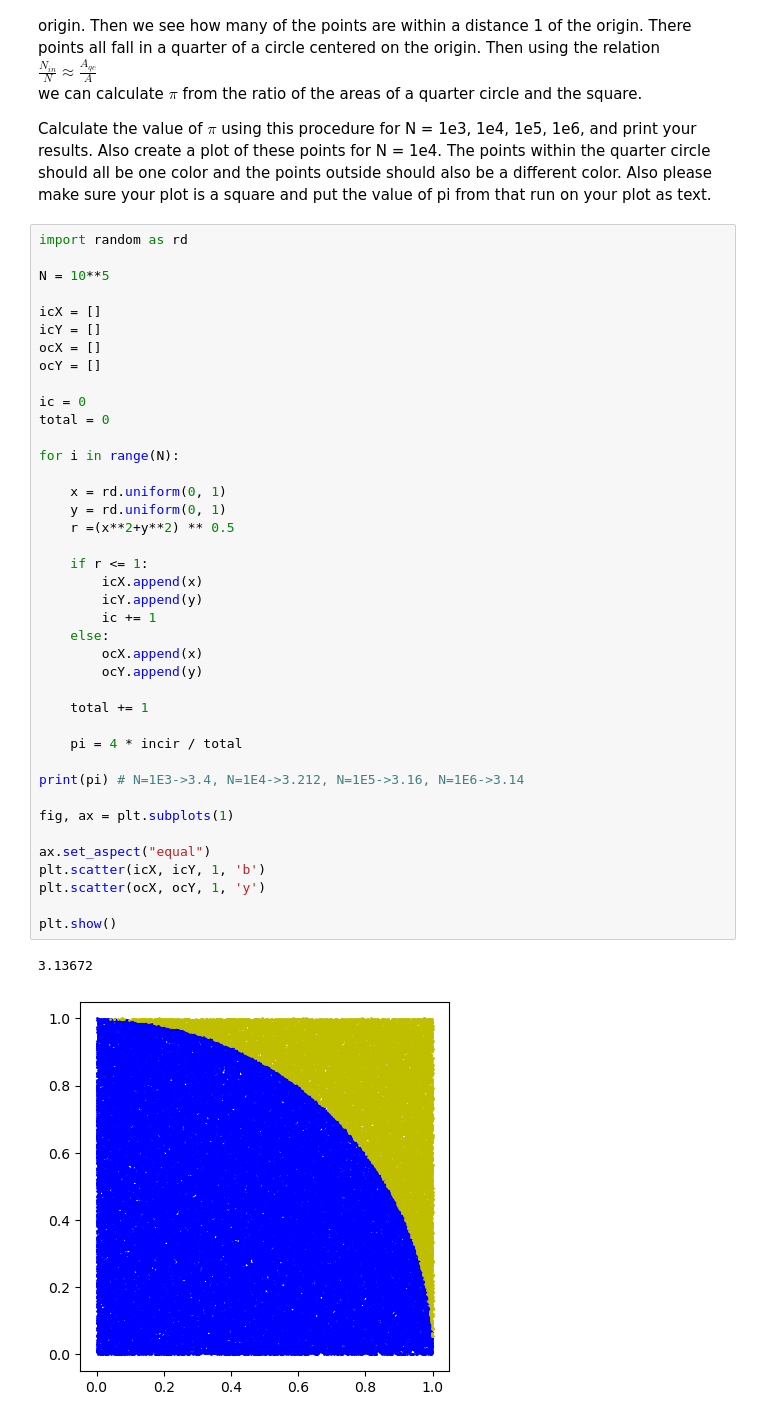
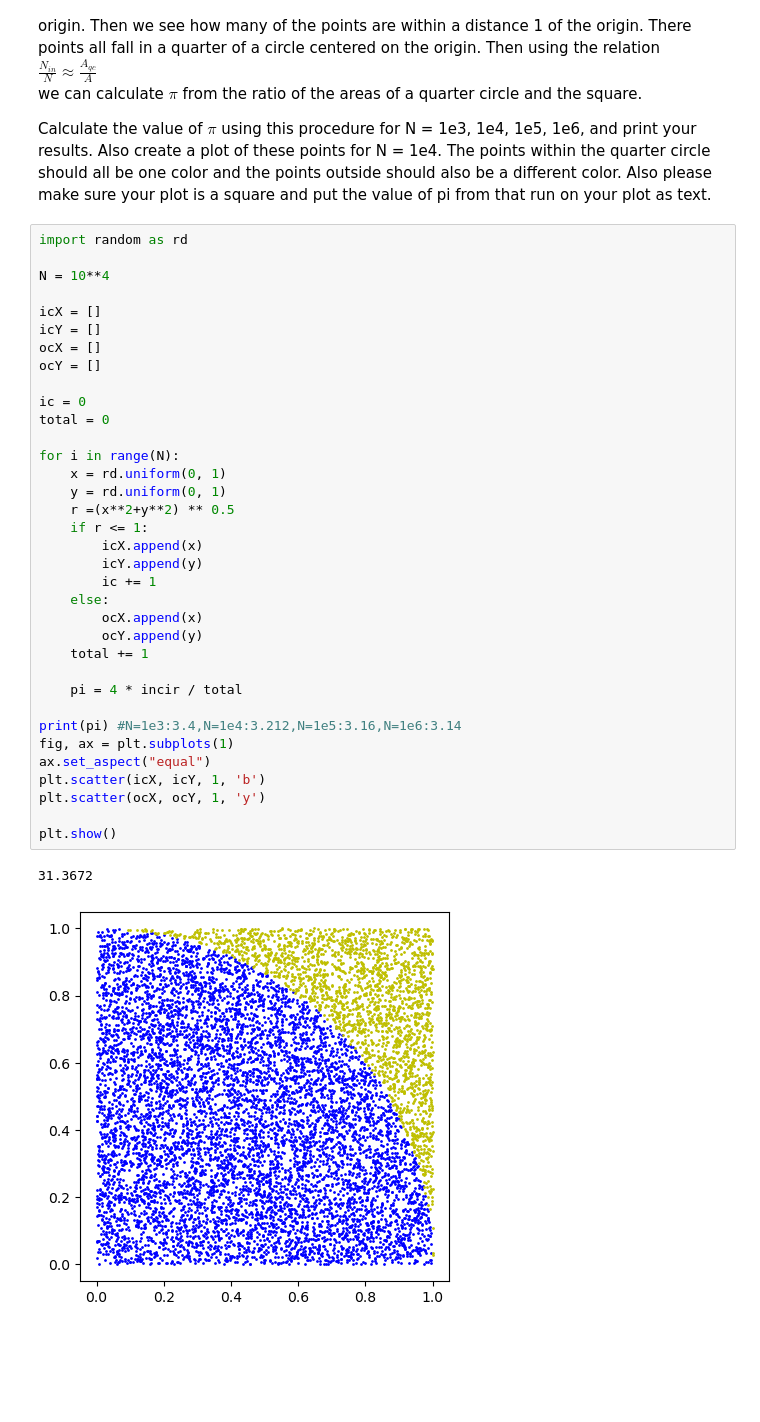
Before and after one commit to emilyebell/pythondecal, a Jupyter notebook: plottingHW.ipynb, the cells around one changed output. Saved outputs shown, nothing was run; the diff lists cells and outputs as text; blank space fills up the shorter version.

```diff
--- a/plottingHW.ipynb
+++ b/plottingHW.ipynb
@@ -134,43 +134,38 @@ Calculate the value of $\pi$ using this procedure for N = 1e3, 1e4, 1e5, 1e6, an
 # %%
 import random as rd
 
-N = 10**5
+N = 10**4
 
 icX = []
 icY = []
 ocX = []
 ocY = []
 
 ic = 0
 total = 0
 
 for i in range(N):
-
     x = rd.uniform(0, 1)
     y = rd.uniform(0, 1)
     r =(x**2+y**2) ** 0.5
-
     if r <= 1:
         icX.append(x)
         icY.append(y)
         ic += 1
     else:
         ocX.append(x)
         ocY.append(y)
-
     total += 1
 
     pi = 4 * incir / total
 
-print(pi) # N=1E3->3.4, N=1E4->3.212, N=1E5->3.16, N=1E6->3.14
-
+print(pi) #N=1e3:3.4,N=1e4:3.212,N=1e5:3.16,N=1e6:3.14
 fig, ax = plt.subplots(1)
-
 ax.set_aspect("equal")
 plt.scatter(icX, icY, 1, 'b')
 plt.scatter(ocX, ocY, 1, 'y')
 
 plt.show()
 # %% [output]
-3.13672
+31.3672
-[figure, old version]
+[figure, new version]
```
Also changed, not shown: 4 other files.
